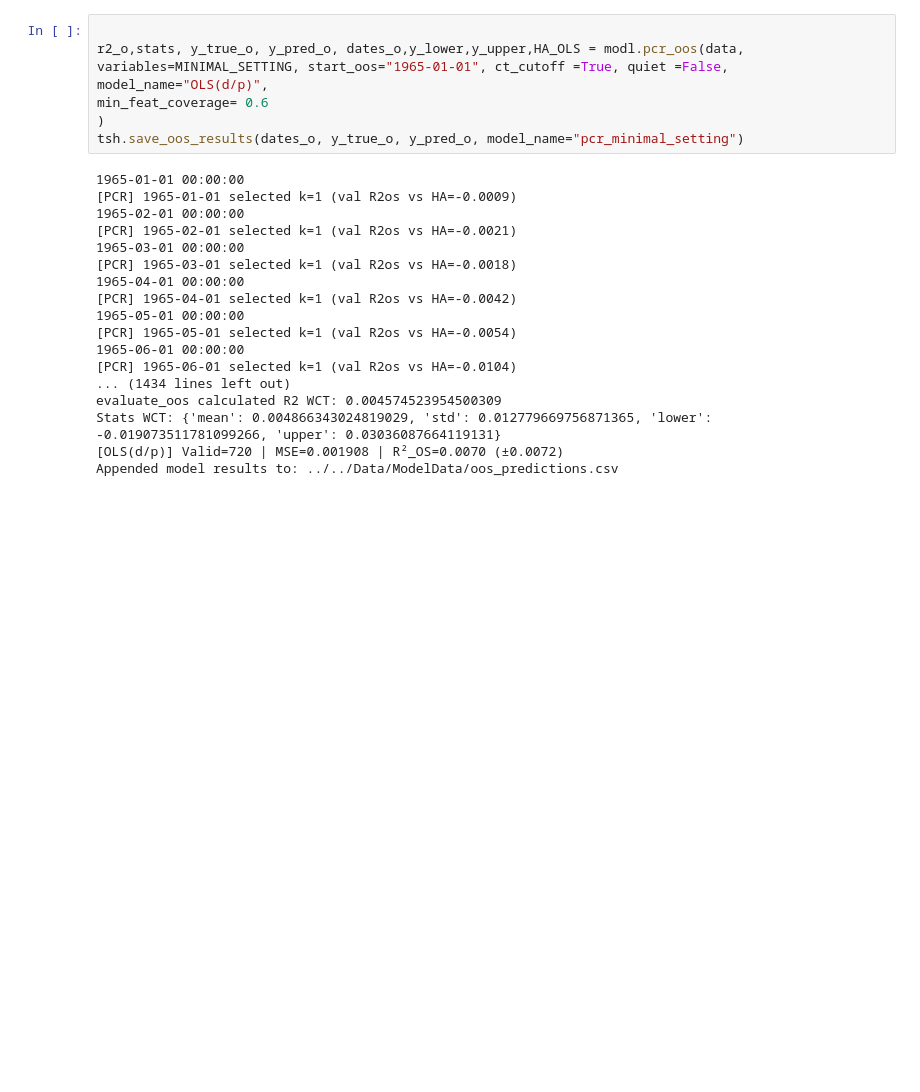
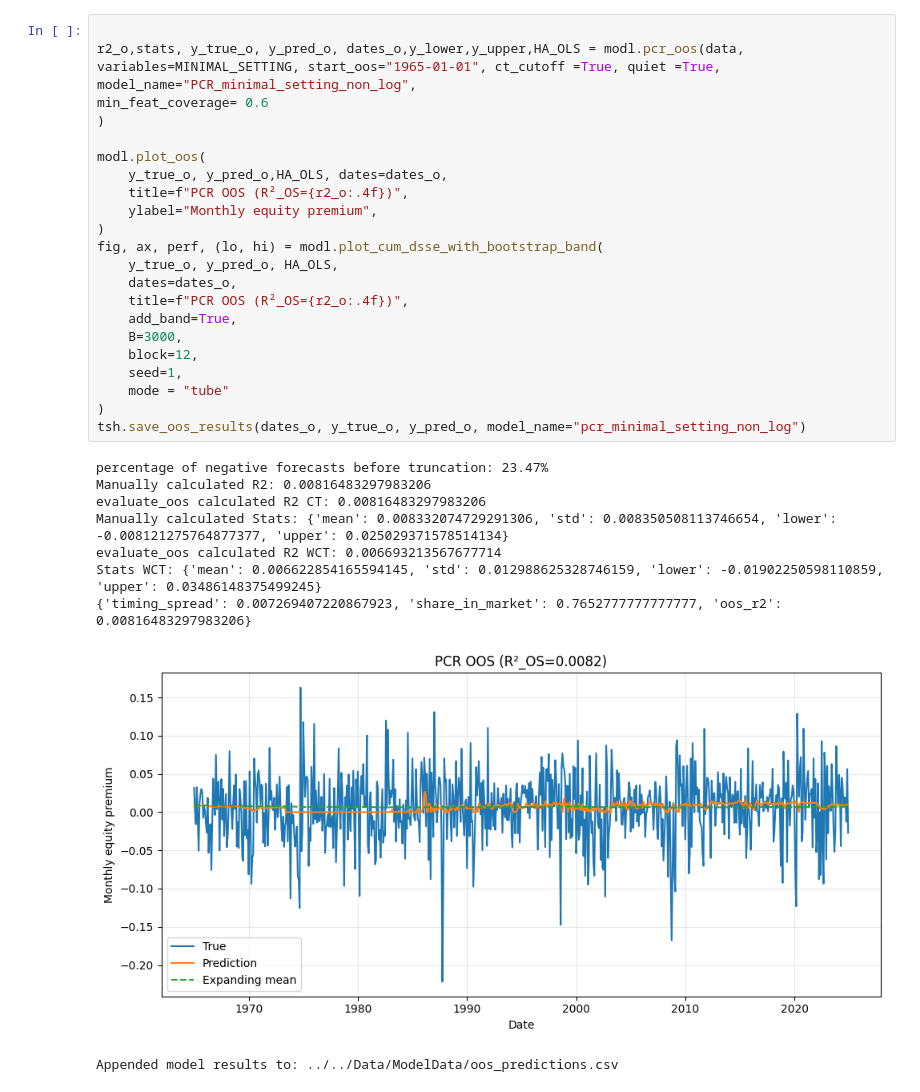
Before and after one commit to KiliTili/Masterarbeit, a Jupyter notebook: Notebooks/Benchmark/modelling_regression.ipynb, the cells around one changed output. Drawn from its saved outputs; the diff is of its cells as text; blank space fills up the shorter version.

```diff
--- a/Notebooks/Benchmark/modelling_regression.ipynb
+++ b/Notebooks/Benchmark/modelling_regression.ipynb
@@ -53,24 +95,32 @@ Saved new file: ../../Data/ModelData/oos_predictions.csv
 # %%
 
-r2_o,stats, y_true_o, y_pred_o, dates_o,y_lower,y_upper,HA_OLS = modl.pcr_oos(data, variables=MINIMAL_SETTING, start_oos="1965-01-01", ct_cutoff =True, quiet =False, model_name="OLS(d/p)",
+r2_o,stats, y_true_o, y_pred_o, dates_o,y_lower,y_upper,HA_OLS = modl.pcr_oos(data, variables=MINIMAL_SETTING, start_oos="1965-01-01", ct_cutoff =True, quiet =True, model_name="PCR_minimal_setting_non_log",
 min_feat_coverage= 0.6
 )
-tsh.save_oos_results(dates_o, y_true_o, y_pred_o, model_name="pcr_minimal_setting")
+
+modl.plot_oos(
+    y_true_o, y_pred_o,HA_OLS, dates=dates_o,
+    title=f"PCR OOS (R²_OS={r2_o:.4f})",
+    ylabel="Monthly equity premium",
+)
+fig, ax, perf, (lo, hi) = modl.plot_cum_dsse_with_bootstrap_band(
+    y_true_o, y_pred_o, HA_OLS,
+    dates=dates_o,
+    title=f"PCR OOS (R²_OS={r2_o:.4f})",
+    add_band=True,
+    B=3000,
+    block=12,
+    seed=1,
+    mode = "tube"
+)
+tsh.save_oos_results(dates_o, y_true_o, y_pred_o, model_name="pcr_minimal_setting_non_log")
 # %% [output]
-1965-01-01 00:00:00
-[PCR] 1965-01-01 selected k=1 (val R2os vs HA=-0.0009)
-1965-02-01 00:00:00
-[PCR] 1965-02-01 selected k=1 (val R2os vs HA=-0.0021)
-1965-03-01 00:00:00
-[PCR] 1965-03-01 selected k=1 (val R2os vs HA=-0.0018)
-1965-04-01 00:00:00
-[PCR] 1965-04-01 selected k=1 (val R2os vs HA=-0.0042)
-1965-05-01 00:00:00
-[PCR] 1965-05-01 selected k=1 (val R2os vs HA=-0.0054)
-1965-06-01 00:00:00
-[PCR] 1965-06-01 selected k=1 (val R2os vs HA=-0.0104)
-... (1434 lines left out)
-evaluate_oos calculated R2 WCT: 0.004574523954500309
-Stats WCT: {'mean': 0.004866343024819029, 'std': 0.012779669756871365, 'lower': -0.019073511781099266, 'upper': 0.03036087664119131}
-[OLS(d/p)] Valid=720 | MSE=0.001908 | R²_OS=0.0070 (±0.0072)
-Appended model results to: ../../Data/ModelData/oos_predictions.csv
+percentage of negative forecasts before truncation: 23.47%
+Manually calculated R2: 0.00816483297983206
+evaluate_oos calculated R2 CT: 0.00816483297983206
+Manually calculated Stats: {'mean': 0.008332074729291306, 'std': 0.008350508113746654, 'lower': -0.008121275764877377, 'upper': 0.025029371578514134}
+evaluate_oos calculated R2 WCT: 0.006693213567677714
+Stats WCT: {'mean': 0.006622854165594145, 'std': 0.012988625328746159, 'lower': -0.01902250598110859, 'upper': 0.03486148375499245}
+{'timing_spread': 0.007269407220867923, 'share_in_market': 0.7652777777777777, 'oos_r2': 0.00816483297983206}
+[figure, added]
+Appended model results to: ../../Data/ModelData/oos_predictions.csv
```
Also changed, not shown: parts of 31 cells of this notebook, 12 other files.
